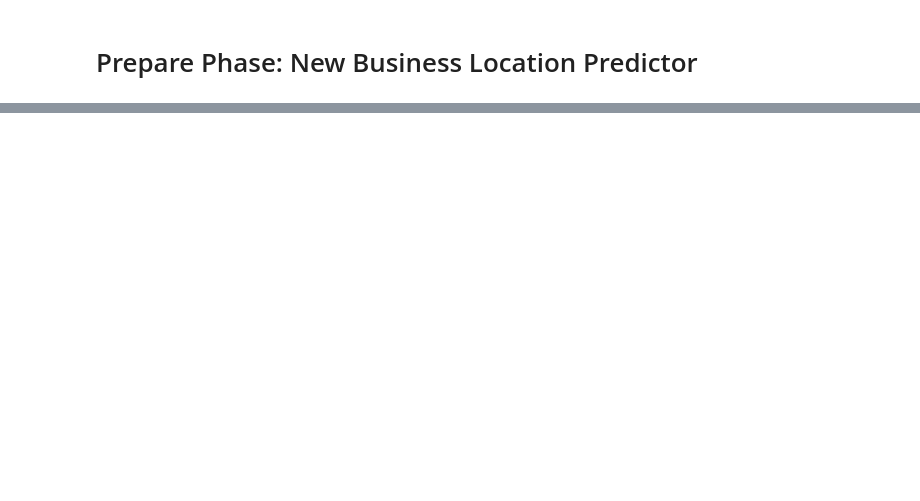
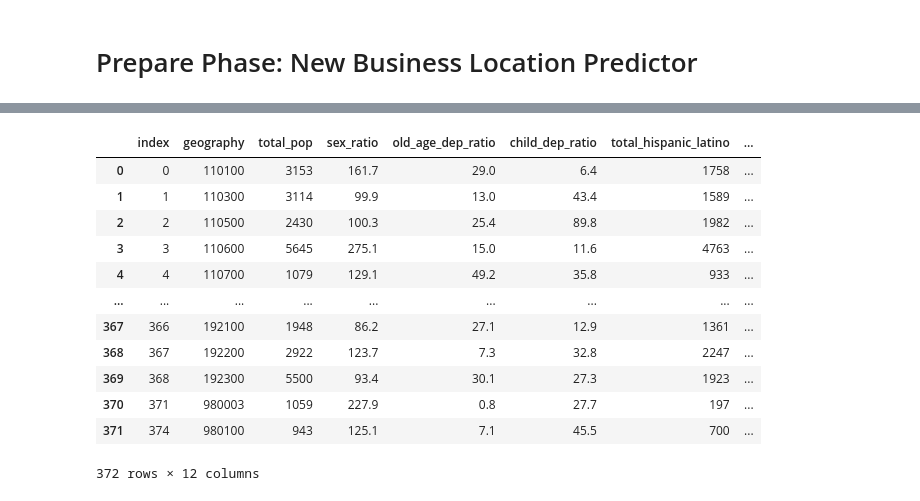
Before and after one commit to corey-baughman/014_personal_project, a Jupyter notebook: prepare.ipynb, the cells around one changed output, grey strips where cells are left out. Saved outputs shown, nothing was run; the diff lists cells and outputs as text; code cells hidden in the pictures; blank space fills up the shorter version.

```diff
--- a/prepare.ipynb
+++ b/prepare.ipynb
@@ -103,0 +260,17 @@ l.assign_census_tract(yoga_coords)
+# %%
+combined = pd.merge(census, yoga_coords, on = 'geography', how= 'left')
+combined
+# %% [output]
+|  | index | geography | total_pop | sex_ratio | old_age_dep_ratio | child_dep_ratio | total_hispanic_latino | ... |
+| 0 | 0 | 110100 | 3153 | 161.7 | 29.0 | 6.4 | 1758 | ... |
+| 1 | 1 | 110300 | 3114 | 99.9 | 13.0 | 43.4 | 1589 | ... |
+| 2 | 2 | 110500 | 2430 | 100.3 | 25.4 | 89.8 | 1982 | ... |
+| 3 | 3 | 110600 | 5645 | 275.1 | 15.0 | 11.6 | 4763 | ... |
+| 4 | 4 | 110700 | 1079 | 129.1 | 49.2 | 35.8 | 933 | ... |
+| ... | ... | ... | ... | ... | ... | ... | ... | ... |
+| 367 | 366 | 192100 | 1948 | 86.2 | 27.1 | 12.9 | 1361 | ... |
+| 368 | 367 | 192200 | 2922 | 123.7 | 7.3 | 32.8 | 2247 | ... |
+| 369 | 368 | 192300 | 5500 | 93.4 | 30.1 | 27.3 | 1923 | ... |
+| 370 | 371 | 980003 | 1059 | 227.9 | 0.8 | 27.7 | 197 | ... |
+| 371 | 374 | 980100 | 943 | 125.1 | 7.1 | 45.5 | 700 | ... |
+372 rows × 12 columns
```
Also changed, not shown: parts of 30 cells of this notebook, 3 other files.
